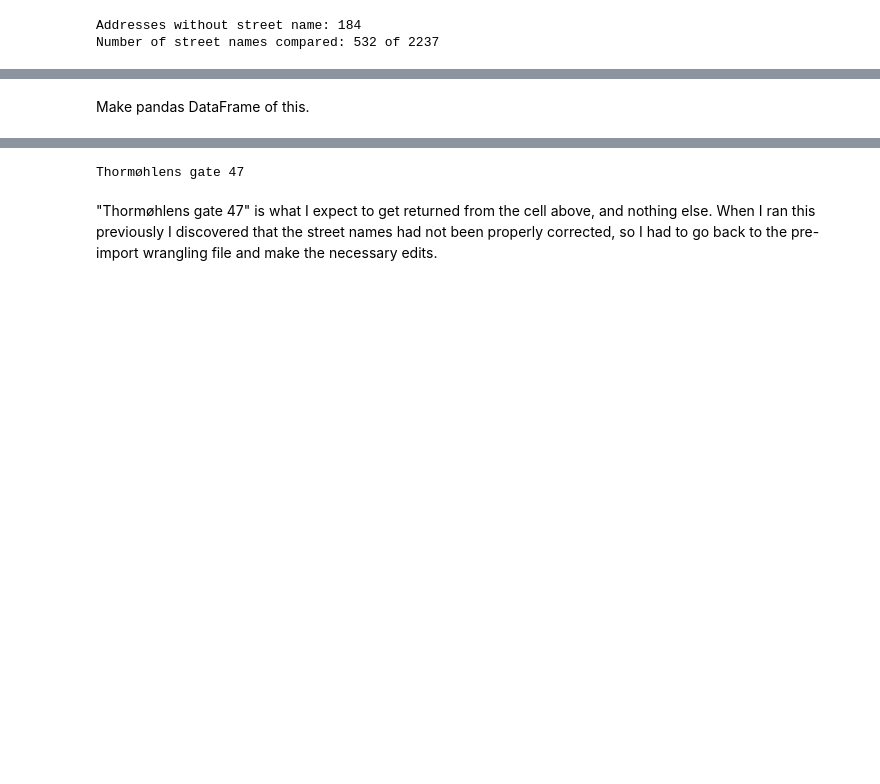
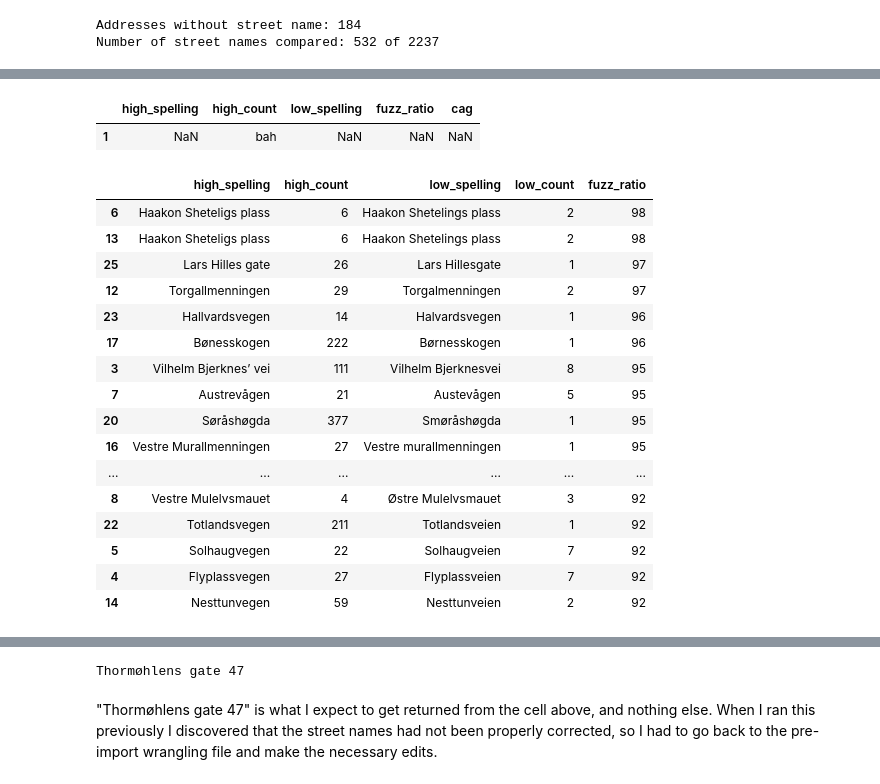
Before and after one commit to gisledb/udacity_nanodegree, a Jupyter notebook: ipython_notebooks/p3/osm_analysis.ipynb, the cells around one changed output, grey strips where cells are left out. Drawn from its saved outputs; the diff is of its cells as text; code cells hidden in the pictures; blank space fills up the shorter version.

Commit message:
Improved analysis a bit. Added some comments and descriptions, and changed view of duplicate names to pandas dataframe

```diff
--- a/ipython_notebooks/p3/osm_analysis.ipynb
+++ b/ipython_notebooks/p3/osm_analysis.ipynb
@@ -50,21 +50,6 @@ display(HTML('<b>Number of addresses in dataset:</b>'),address_count)
 # %% [output]
 Number of addresses in dataset:
 84625
-# %%
-#EXPERIMENTAL, WILL BE REMOVED
-tmp_agg = db.bergen.aggregate([
-         { "$group" : { "_id" : "$address.street",
-                       "mset" : {
-                         "$addToSet" : "$address.house_number"
-                 } } },
-         { "$unwind" : "$mset"},
-         { "$group" : { "_id" : "$_id",
-                       "count" : { "$sum" : 1} } },
-         { "$sort" : { "count" : -1 } },
-         { "$limit" : 10 } ] )
-
-for doc in tmp_agg:
-    print(doc)
 # %%
 #Getting counts for streetnames and addresses
 
@@ -246,2 +166,0 @@ for index, item in enumerate(potential_misspellings):
-# %% [markdown]
-Make pandas DataFrame of this.
@@ -247,0 +169,58 @@ Make pandas DataFrame of this.
+# %%
+df_tmp = pd.DataFrame(columns = ['high_spelling','high_count','low_spelling','fuzz_ratio'])
+
+df_tmp['cag'] = None
+
+df_tmp.loc[1] = None
+df_tmp.loc[1]['high_count'] = 'bah'
+df_tmp
+# %% [output]
+|  | high_spelling | high_count | low_spelling | fuzz_ratio | cag |
+| 1 | NaN | bah | NaN | NaN | NaN |
+# %%
+#Printing out the potential misspellings
+
+df_potential_misspellings = pd.DataFrame(columns = [
+        'high_spelling','high_count','low_spelling','low_count','fuzz_ratio'])
+
+#Adding index to make it easier to sort out the items I need to investigate further
+count = 0
+
+for spellings in potential_misspellings:
+    count += 1
+    df_potential_misspellings.loc[count] = None
+    for key, val in spellings.items():
+        if type(key) == tuple:
+            if key[1] > val[1]:
+                df_potential_misspellings.loc[count]['high_spelling'] = key[0]
+                df_potential_misspellings.loc[count]['low_spelling'] = val[0]
+                df_potential_misspellings.loc[count]['high_count'] = key[1]
+                df_potential_misspellings.loc[count]['low_count'] = val[1]
+
+            else:
+                df_potential_misspellings.loc[count]['high_spelling'] = val[0]
+                df_potential_misspellings.loc[count]['low_spelling'] = key[0]
+                df_potential_misspellings.loc[count]['high_count'] = val[1]
+                df_potential_misspellings.loc[count]['low_count'] = key[1]
+        else:
+            df_potential_misspellings.loc[count]['fuzz_ratio'] = val
+
+df_potential_misspellings.sort_values('fuzz_ratio',ascending=False)
+# %% [output]
+|  | high_spelling | high_count | low_spelling | low_count | fuzz_ratio |
+| 6 | Haakon Sheteligs plass | 6 | Haakon Shetelings plass | 2 | 98 |
+| 13 | Haakon Sheteligs plass | 6 | Haakon Shetelings plass | 2 | 98 |
+| 25 | Lars Hilles gate | 26 | Lars Hillesgate | 1 | 97 |
+| 12 | Torgallmenningen | 29 | Torgalmenningen | 2 | 97 |
+| 23 | Hallvardsvegen | 14 | Halvardsvegen | 1 | 96 |
+| 17 | Bønesskogen | 222 | Børnesskogen | 1 | 96 |
+| 3 | Vilhelm Bjerknes’ vei | 111 | Vilhelm Bjerknesvei | 8 | 95 |
+| 7 | Austrevågen | 21 | Austevågen | 5 | 95 |
+| 20 | Søråshøgda | 377 | Smøråshøgda | 1 | 95 |
+| 16 | Vestre Murallmenningen | 27 | Vestre murallmenningen | 1 | 95 |
+| ... | ... | ... | ... | ... | ... |
+| 8 | Vestre Mulelvsmauet | 4 | Østre Mulelvsmauet | 3 | 92 |
+| 22 | Totlandsvegen | 211 | Totlandsveien | 1 | 92 |
+| 5 | Solhaugvegen | 22 | Solhaugveien | 7 | 92 |
+| 4 | Flyplassvegen | 27 | Flyplassveien | 7 | 92 |
+| 14 | Nesttunvegen | 59 | Nesttunveien | 2 | 92 |
```
Also changed, not shown: parts of 14 cells of this notebook, 1 other file.
